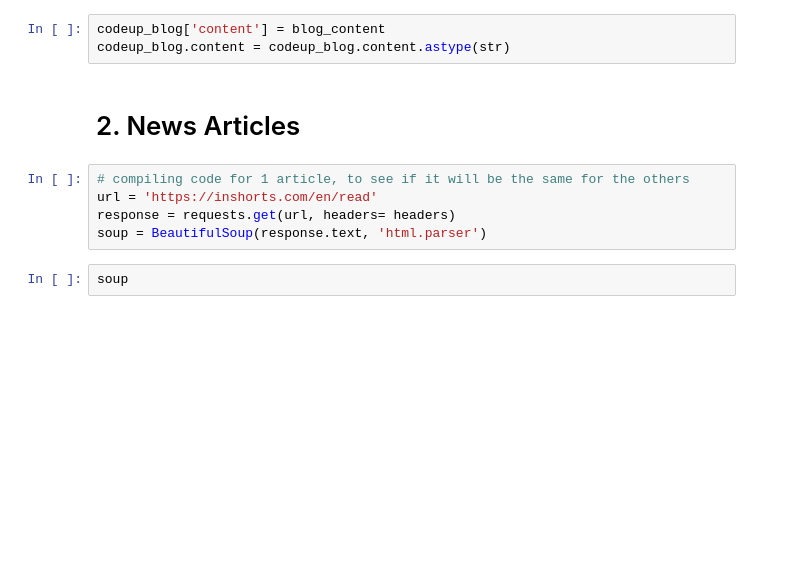
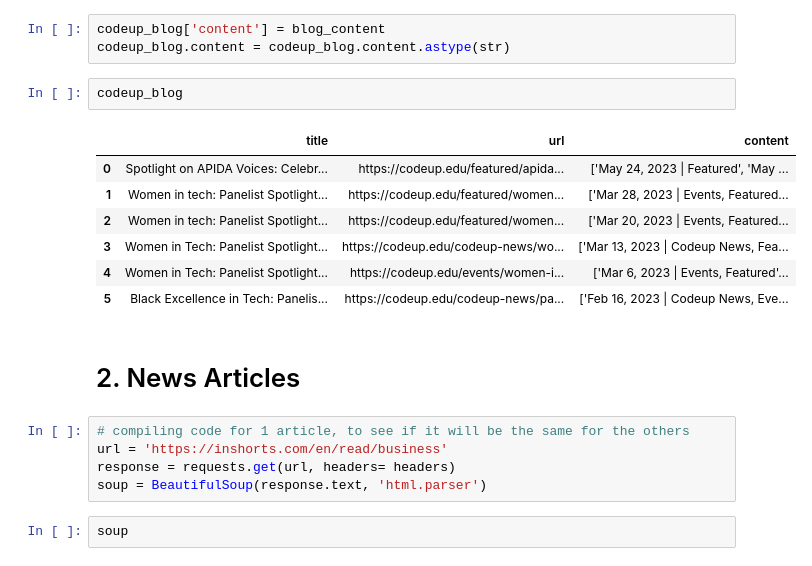
Before and after one commit to jeremiah-toribio/natural-language-processing-exercises, a Jupyter notebook: acquire.ipynb, the cells around one changed output. Drawn from its saved outputs; the diff is of its cells as text; blank space fills up the shorter version.

```diff
--- a/acquire.ipynb
+++ b/acquire.ipynb
@@ -148,11 +137,21 @@ blog_content = [article1,article2,article3,article4,article5,article6]
 # %%
 codeup_blog['content'] = blog_content
 codeup_blog.content = codeup_blog.content.astype(str)
+# %%
+codeup_blog
+# %% [output]
+|  | title | url | content |
+| 0 | Spotlight on APIDA Voices: Celebr... | https://codeup.edu/featured/apida... | ['May 24, 2023 | Featured', 'May ... |
+| 1 | Women in tech: Panelist Spotlight... | https://codeup.edu/featured/women... | ['Mar 28, 2023 | Events, Featured... |
+| 2 | Women in tech: Panelist Spotlight... | https://codeup.edu/featured/women... | ['Mar 20, 2023 | Events, Featured... |
+| 3 | Women in Tech: Panelist Spotlight... | https://codeup.edu/codeup-news/wo... | ['Mar 13, 2023 | Codeup News, Fea... |
+| 4 | Women in Tech: Panelist Spotlight... | https://codeup.edu/events/women-i... | ['Mar 6, 2023 | Events, Featured'... |
+| 5 | Black Excellence in Tech: Panelis... | https://codeup.edu/codeup-news/pa... | ['Feb 16, 2023 | Codeup News, Eve... |
 # %% [markdown]
 # 2. News Articles
 # %%
 # compiling code for 1 article, to see if it will be the same for the others
-url = 'https://inshorts.com/en/read'
+url = 'https://inshorts.com/en/read/business'
 response = requests.get(url, headers= headers)
 soup = BeautifulSoup(response.text, 'html.parser')
 # %%
```
Also changed, not shown: parts of 7 cells of this notebook.
